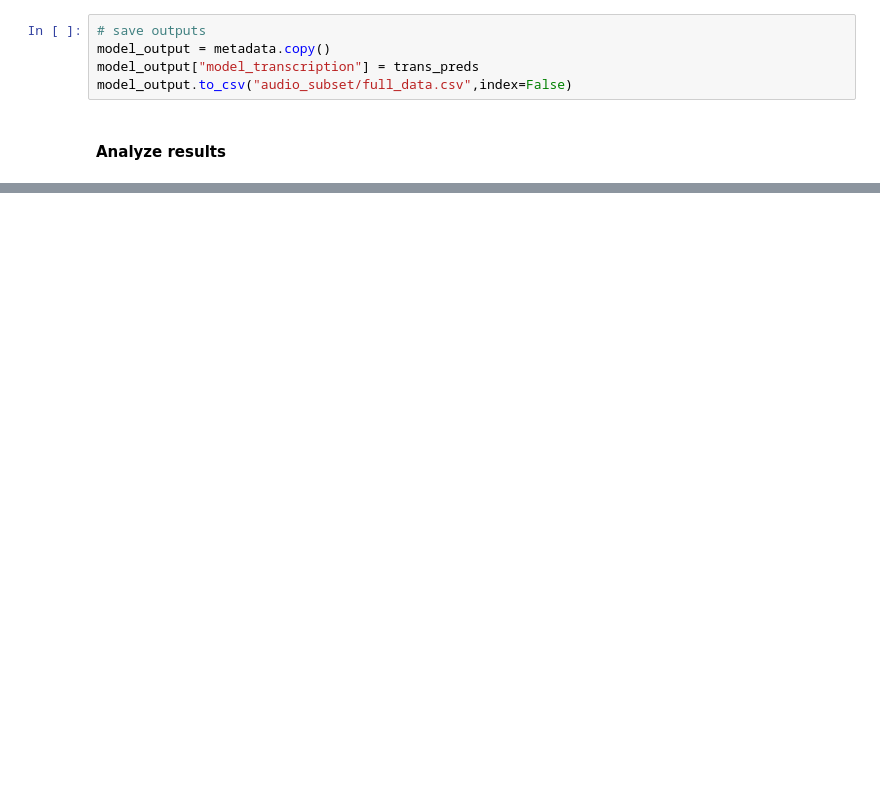
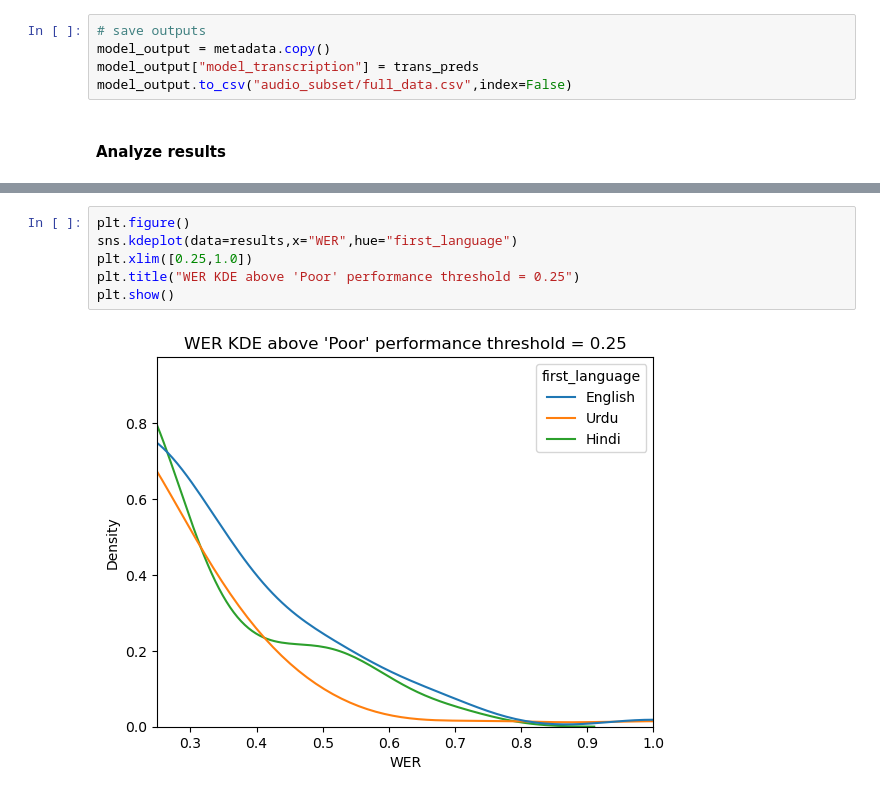
Before and after one commit to zpsheldon/ml-fairness, a Jupyter notebook: hw2/report.ipynb, the cells around one changed output, grey strips where cells are left out. Drawn from its saved outputs; the diff is of its cells as text; blank space fills up the shorter version.

```diff
--- a/hw2/report.ipynb
+++ b/hw2/report.ipynb
@@ -88,0 +172,8 @@ model_output.to_csv("audio_subset/full_data.csv",index=False)
+# %%
+plt.figure()
+sns.kdeplot(data=results,x="WER",hue="first_language")
+plt.xlim([0.25,1.0])
+plt.title("WER KDE above 'Poor' performance threshold = 0.25")
+plt.show()
+# %% [output]
+[figure, added]
```
Also changed, not shown: parts of 22 cells of this notebook.
